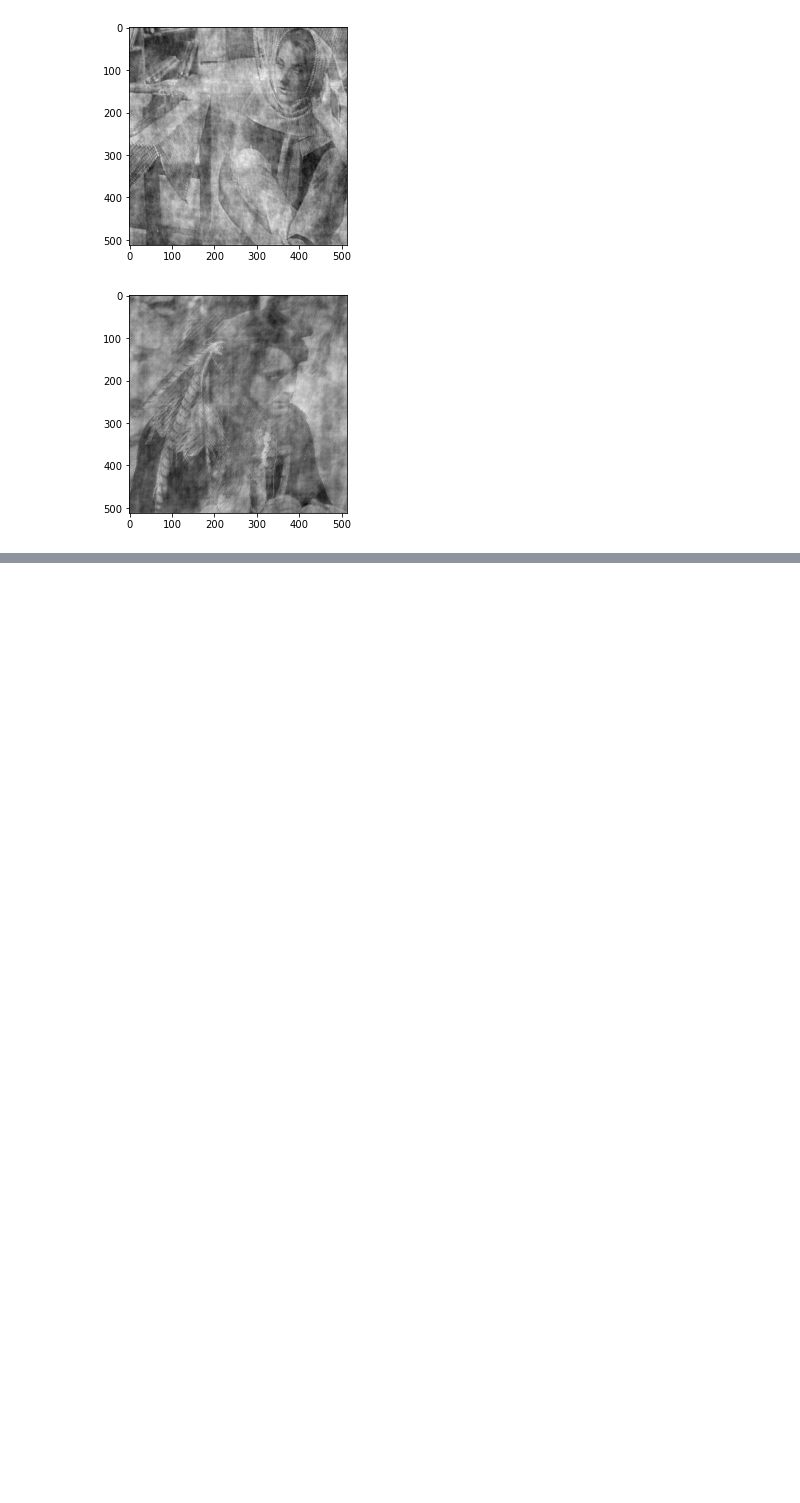
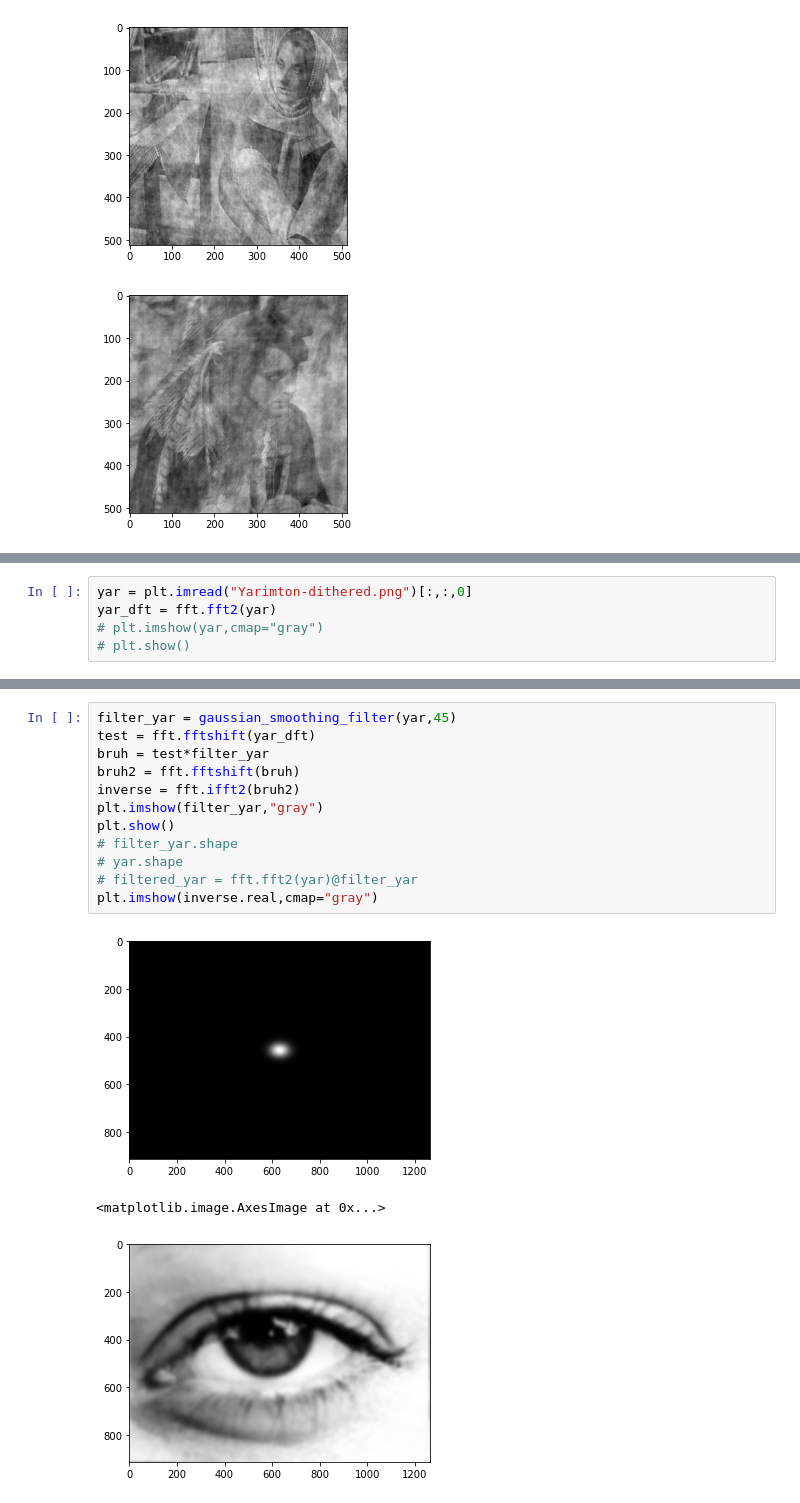
Before and after one commit to EmilKofoed/Prosjekt2-nummat, a Jupyter notebook: notebook.ipynb, the cells around one changed output, grey strips where cells are left out. Drawn from its saved outputs; the diff is of its cells as text; blank space fills up the shorter version.

```diff
--- a/notebook.ipynb
+++ b/notebook.ipynb
@@ -408,0 +413,5 @@ plt.show()
+# %%
+yar = plt.imread("Yarimton-dithered.png")[:,:,0]
+yar_dft = fft.fft2(yar)
+# plt.imshow(yar,cmap="gray")
+# plt.show()
@@ -408,0 +440,16 @@ plt.show()
+# %%
+filter_yar = gaussian_smoothing_filter(yar,45)
+test = fft.fftshift(yar_dft)
+bruh = test*filter_yar
+bruh2 = fft.fftshift(bruh)
+inverse = fft.ifft2(bruh2)
+plt.imshow(filter_yar,"gray")
+plt.show()
+# filter_yar.shape
+# yar.shape
+# filtered_yar = fft.fft2(yar)@filter_yar
+plt.imshow(inverse.real,cmap="gray")
+# %% [output]
+[figure, added]
+<matplotlib.image.AxesImage at 0x...>
+[figure, added]
```
Also changed, not shown: parts of 4 cells of this notebook.
